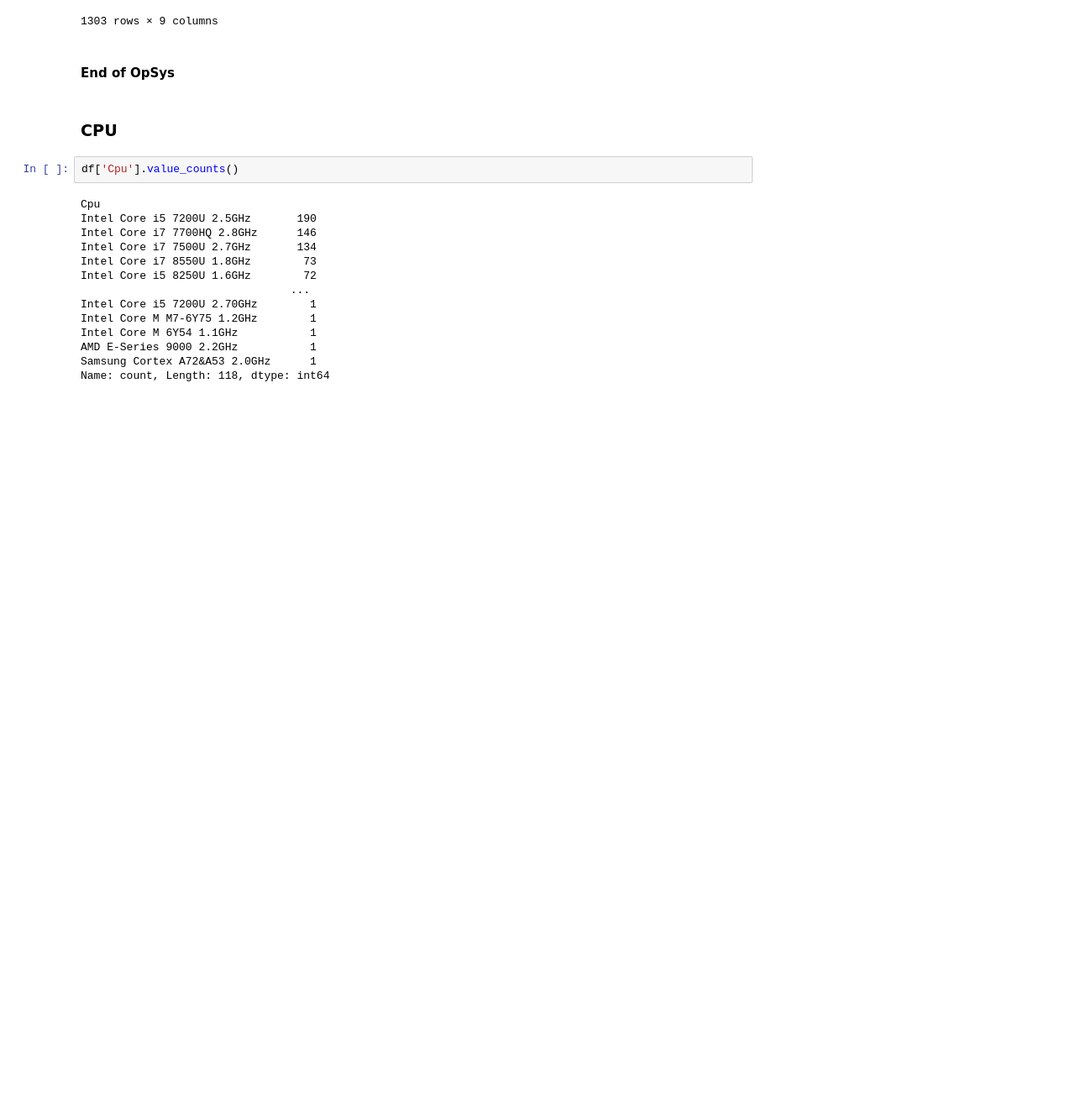
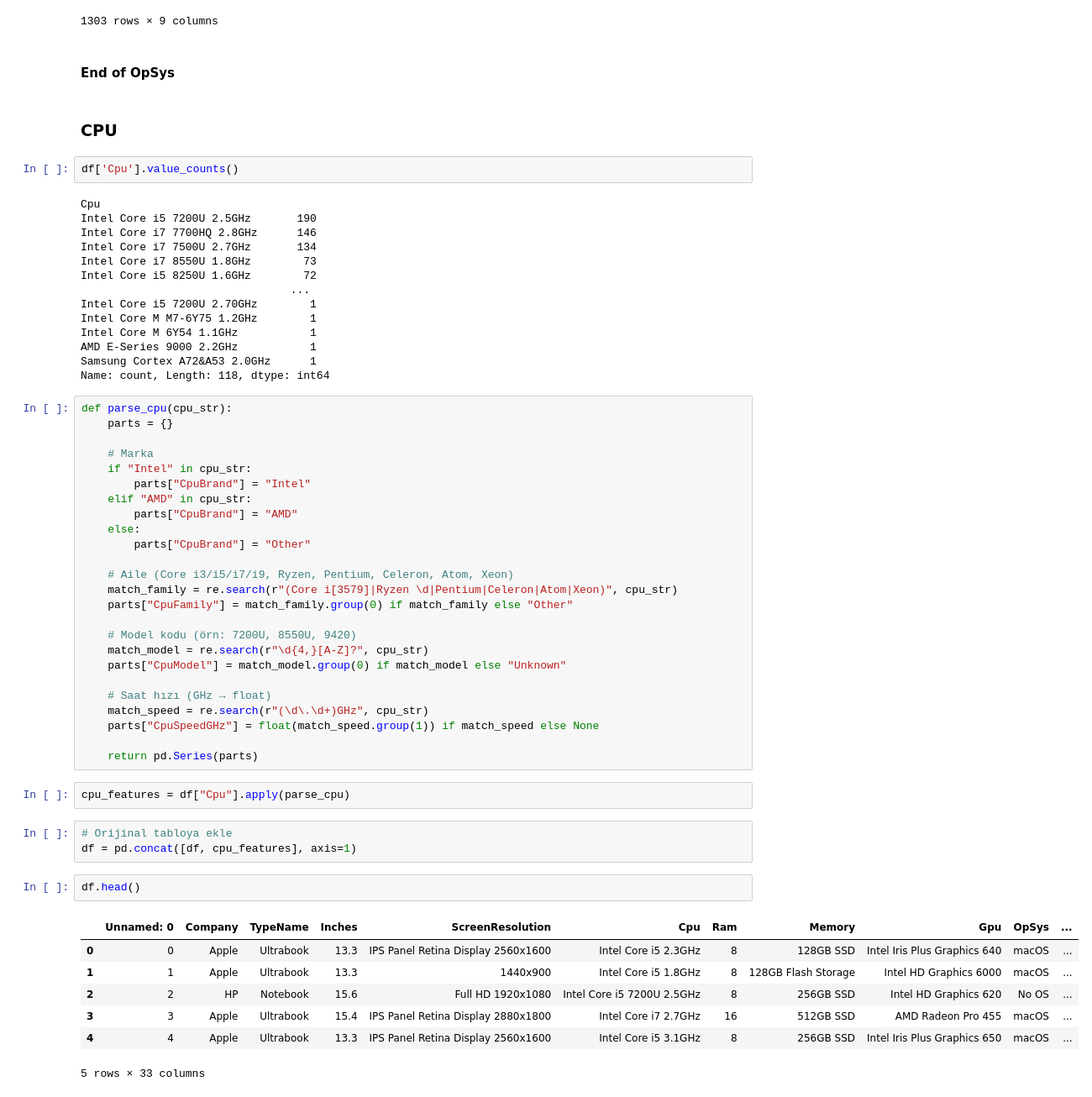
Before and after one commit to mmeliht/Artificial_Intelligence_Course, a Jupyter notebook: week6_homework/Laptop Price Prediction - Regression.ipynb, the cells around one changed output. Shown at 84% size. Drawn from its saved outputs; the diff is of its cells as text; blank space fills up the shorter version.

Commit message:
cpu column was regulated

```diff
--- a/week6_homework/Laptop Price Prediction - Regression.ipynb
+++ b/week6_homework/Laptop Price Prediction - Regression.ipynb
@@ -433,3 +433,43 @@ Intel Core M 6Y54 1.1GHz           1
 AMD E-Series 9000 2.2GHz           1
 Samsung Cortex A72&A53 2.0GHz      1
 Name: count, Length: 118, dtype: int64
+# %%
+def parse_cpu(cpu_str):
+    parts = {}
+
+    # Marka
+    if "Intel" in cpu_str:
+        parts["CpuBrand"] = "Intel"
+    elif "AMD" in cpu_str:
+        parts["CpuBrand"] = "AMD"
+    else:
+        parts["CpuBrand"] = "Other"
+
+    # Aile (Core i3/i5/i7/i9, Ryzen, Pentium, Celeron, Atom, Xeon)
+    match_family = re.search(r"(Core i[3579]|Ryzen \d|Pentium|Celeron|Atom|Xeon)", cpu_str)
+    parts["CpuFamily"] = match_family.group(0) if match_family else "Other"
+
+    # Model kodu (örn: 7200U, 8550U, 9420)
+    match_model = re.search(r"\d{4,}[A-Z]?", cpu_str)
+    parts["CpuModel"] = match_model.group(0) if match_model else "Unknown"
+
+    # Saat hızı (GHz → float)
+    match_speed = re.search(r"(\d\.\d+)GHz", cpu_str)
+    parts["CpuSpeedGHz"] = float(match_speed.group(1)) if match_speed else None
+
+    return pd.Series(parts)
+# %%
+cpu_features = df["Cpu"].apply(parse_cpu)
+# %%
+# Orijinal tabloya ekle
+df = pd.concat([df, cpu_features], axis=1)
+# %%
+df.head()
+# %% [output]
+|  | Unnamed: 0 | Company | TypeName | Inches | ScreenResolution | Cpu | Ram | Memory | Gpu | OpSys | ... |
+| 0 | 0 | Apple | Ultrabook | 13.3 | IPS Panel Retina Display 2560x1600 | Intel Core i5 2.3GHz | 8 | 128GB SSD | Intel Iris Plus Graphics 640 | macOS | ... |
+| 1 | 1 | Apple | Ultrabook | 13.3 | 1440x900 | Intel Core i5 1.8GHz | 8 | 128GB Flash Storage | Intel HD Graphics 6000 | macOS | ... |
+| 2 | 2 | HP | Notebook | 15.6 | Full HD 1920x1080 | Intel Core i5 7200U 2.5GHz | 8 | 256GB SSD | Intel HD Graphics 620 | No OS | ... |
+| 3 | 3 | Apple | Ultrabook | 15.4 | IPS Panel Retina Display 2880x1800 | Intel Core i7 2.7GHz | 16 | 512GB SSD | AMD Radeon Pro 455 | macOS | ... |
+| 4 | 4 | Apple | Ultrabook | 13.3 | IPS Panel Retina Display 2560x1600 | Intel Core i5 3.1GHz | 8 | 256GB SSD | Intel Iris Plus Graphics 650 | macOS | ... |
+5 rows × 33 columns
```
